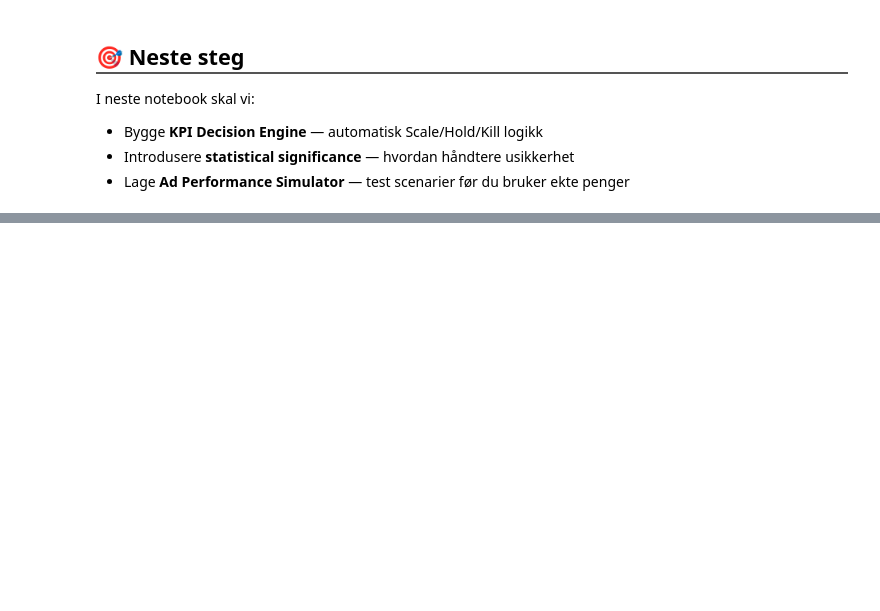
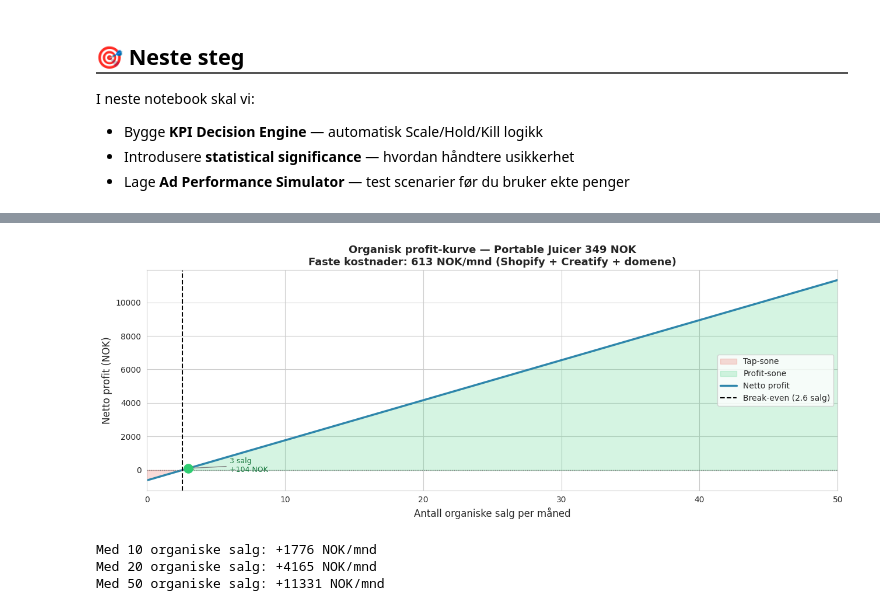
Before and after one commit to Sanzino/ecom-quant-lab, a Jupyter notebook: notebooks/01_break_even_analyse.ipynb, the cells around one changed output, grey strips where cells are left out. Saved outputs shown, nothing was run; the diff lists cells and outputs as text; code cells hidden in the pictures; blank space fills up the shorter version.

```diff
--- a/notebooks/01_break_even_analyse.ipynb
+++ b/notebooks/01_break_even_analyse.ipynb
@@ -396,0 +460,51 @@ print("💡 Innsikt: Jo høyere produktkostnad, desto høyere break-even ROAS tr
+# %%
+# Profit-kurve: 0-50 organiske salg
+units_range  = np.arange(0, 51)
+profits      = [juicer.calculate_organic_profit(u)['net_profit'] for u in units_range]
+be_units     = juicer.calculate_organic_profit(1)['break_even_units']
+
+fig, ax = plt.subplots(figsize=(13, 5))
+
+# Fyll tap-sone og profit-sone
+ax.fill_between(units_range, profits, 0,
+                where=[p < 0 for p in profits],
+                color='#e74c3c', alpha=0.2, label='Tap-sone')
+ax.fill_between(units_range, profits, 0,
+                where=[p >= 0 for p in profits],
+                color='#2ecc71', alpha=0.2, label='Profit-sone')
+
+# Profit-kurve
+ax.plot(units_range, profits, color='#2E86AB', linewidth=2.5, label='Netto profit')
+
+# Break-even linje
+ax.axvline(be_units, color='black', linewidth=1.5, linestyle='--',
+           label=f'Break-even ({be_units:.1f} salg)')
+ax.axhline(0, color='grey', linewidth=1, linestyle=':')
+
+# Marker 3 salg eksplisitt
+res_3 = juicer.calculate_organic_profit(3)
+ax.scatter([3], [res_3['net_profit']], s=120, color='#2ecc71', zorder=5)
+ax.annotate(f"3 salg\n+{res_3['net_profit']:.0f} NOK",
+            xy=(3, res_3['net_profit']), xytext=(6, res_3['net_profit'] - 200),
+            arrowprops=dict(arrowstyle='->', color='grey'),
+            fontsize=9, color='#1a7a40')
+
+ax.set_xlabel('Antall organiske salg per måned', fontsize=12)
+ax.set_ylabel('Netto profit (NOK)', fontsize=12)
+ax.set_title('Organisk profit-kurve — Portable Juicer 349 NOK\n'
+             'Faste kostnader: 613 NOK/mnd (Shopify + Creatify + domene)',
+             fontsize=13, fontweight='bold')
+ax.legend(fontsize=10)
+ax.set_xlim(0, 50)
+
+plt.tight_layout()
+plt.show()
+
+print(f'Med 10 organiske salg: {juicer.calculate_organic_profit(10)["net_profit"]:+.0f} NOK/mnd')
+print(f'Med 20 organiske salg: {juicer.calculate_organic_profit(20)["net_profit"]:+.0f} NOK/mnd')
+print(f'Med 50 organiske salg: {juicer.calculate_organic_profit(50)["net_profit"]:+.0f} NOK/mnd')
+# %% [output]
+[figure, added]
+Med 10 organiske salg: +1776 NOK/mnd
+Med 20 organiske salg: +4165 NOK/mnd
+Med 50 organiske salg: +11331 NOK/mnd
```
Also changed, not shown: parts of 10 cells of this notebook, 2 other files.
